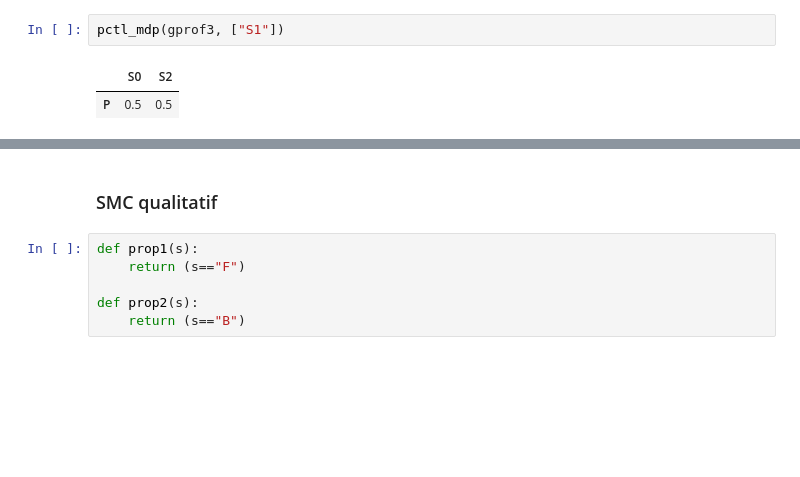
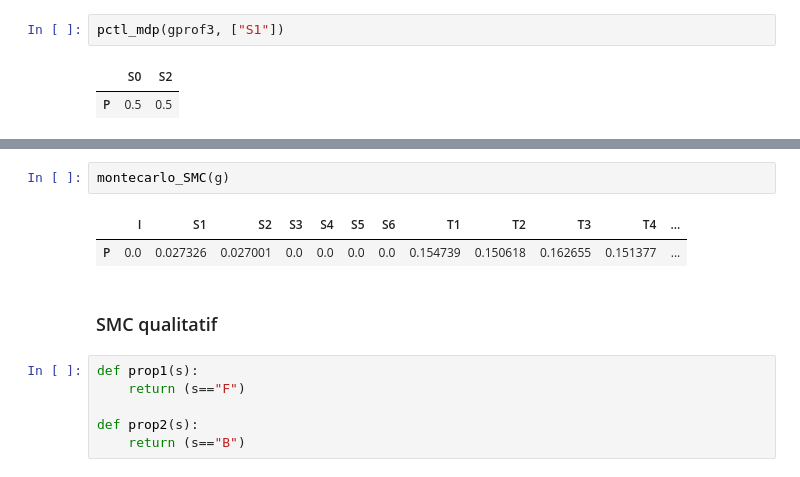
Before and after one commit to Tijoxa/MDP-parser, a Jupyter notebook: demonstration.ipynb, the cells around one changed output, grey strips where cells are left out. Saved outputs shown, nothing was run; the diff lists cells and outputs as text; blank space fills up the shorter version.

```diff
--- a/demonstration.ipynb
+++ b/demonstration.ipynb
@@ -71,3 +108,8 @@ montecarlo_SMC(gprof2)
+# %%
+montecarlo_SMC(g)
+# %% [output]
+|  | I | S1 | S2 | S3 | S4 | S5 | S6 | T1 | T2 | T3 | T4 | ... |
+| P | 0.0 | 0.027326 | 0.027001 | 0.0 | 0.0 | 0.0 | 0.0 | 0.154739 | 0.150618 | 0.162655 | 0.151377 | ... |
 # %% [markdown]
 ### SMC qualitatif
 # %%
```
Also changed, not shown: parts of 30 cells of this notebook.
